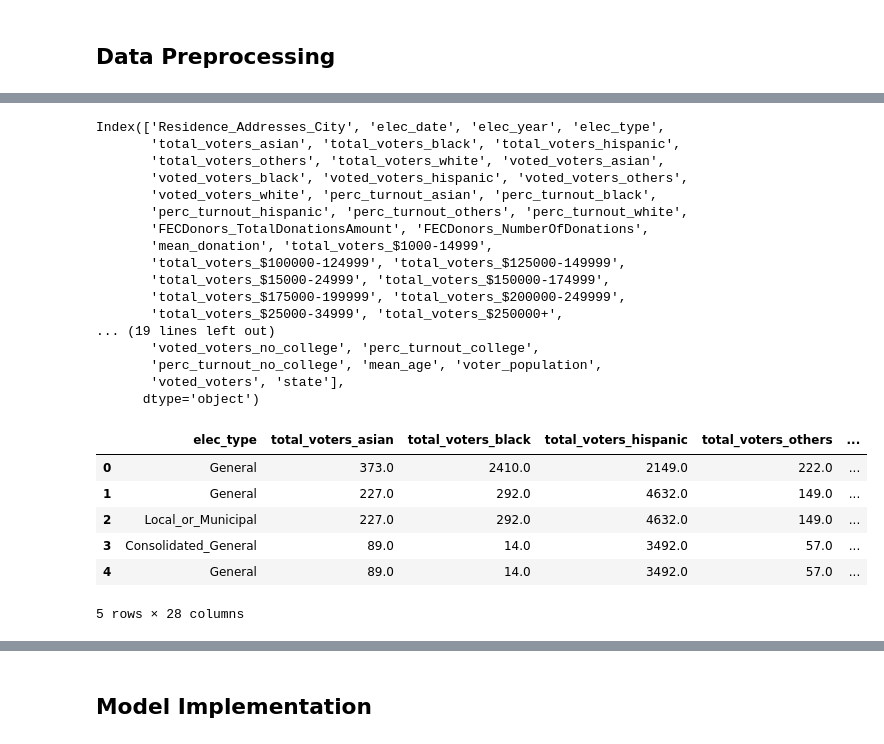
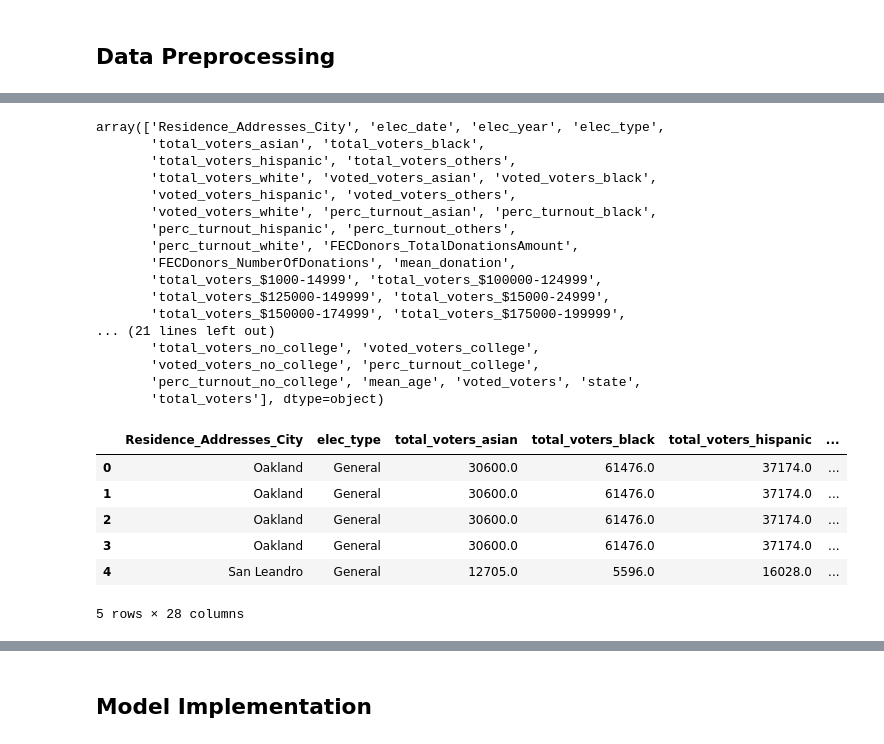
Before and after one commit to jnshzk/capstone, a Jupyter notebook: models.ipynb, the cells around one changed output, grey strips where cells are left out. Cells and saved outputs as stored; diff of their text form; code cells hidden in the pictures.

```diff
--- a/models.ipynb
+++ b/models.ipynb
@@ -10,6 +10,7 @@ from sklearn.ensemble import RandomForestRegressor
 # %% [markdown]
 ## Data Preprocessing
 # %%
-df = pd.read_csv('../Downloads/voter_turnout_merged_all_states.csv')
+df = pd.read_csv('../data/voter_turnout_merged_all_states.csv')
+print("shape: ",df.shape)
 df.head()
 # %% [output]
@@ -23,38 +65,36 @@ df.head()
 # %%
-df.columns
+df.columns.values
 # %% [output]
-Index(['Residence_Addresses_City', 'elec_date', 'elec_year', 'elec_type',
-       'total_voters_asian', 'total_voters_black', 'total_voters_hispanic',
-       'total_voters_others', 'total_voters_white', 'voted_voters_asian',
-       'voted_voters_black', 'voted_voters_hispanic', 'voted_voters_others',
+array(['Residence_Addresses_City', 'elec_date', 'elec_year', 'elec_type',
+       'total_voters_asian', 'total_voters_black',
+       'total_voters_hispanic', 'total_voters_others',
+       'total_voters_white', 'voted_voters_asian', 'voted_voters_black',
+       'voted_voters_hispanic', 'voted_voters_others',
        'voted_voters_white', 'perc_turnout_asian', 'perc_turnout_black',
-       'perc_turnout_hispanic', 'perc_turnout_others', 'perc_turnout_white',
-       'FECDonors_TotalDonationsAmount', 'FECDonors_NumberOfDonations',
-       'mean_donation', 'total_voters_$1000-14999',
-       'total_voters_$100000-124999', 'total_voters_$125000-149999',
-       'total_voters_$15000-24999', 'total_voters_$150000-174999',
-       'total_voters_$175000-199999', 'total_voters_$200000-249999',
-       'total_voters_$25000-34999', 'total_voters_$250000+',
-... (19 lines left out)
+       'perc_turnout_hispanic', 'perc_turnout_others',
+       'perc_turnout_white', 'FECDonors_TotalDonationsAmount',
+       'FECDonors_NumberOfDonations', 'mean_donation',
+       'total_voters_$1000-14999', 'total_voters_$100000-124999',
+       'total_voters_$125000-149999', 'total_voters_$15000-24999',
+       'total_voters_$150000-174999', 'total_voters_$175000-199999',
+... (21 lines left out)
+       'total_voters_no_college', 'voted_voters_college',
        'voted_voters_no_college', 'perc_turnout_college',
-       'perc_turnout_no_college', 'mean_age', 'voter_population',
-       'voted_voters', 'state'],
-      dtype='object')
+       'perc_turnout_no_college', 'mean_age', 'voted_voters', 'state',
+       'total_voters'], dtype=object)
 # %%
 #specify columns to use. Don't want to use data that already has turnout information
+# 'FECDonors_TotalDonationsAmount' can be removed since it can be computed using mean_donation and FECDonors_NumberOfDonations
 use_cols = ['Residence_Addresses_City', 'elec_type',
-       'total_voters_asian', 'total_voters_black', 'total_voters_hispanic',
-       'total_voters_others', 'total_voters_white',
-       'FECDonors_TotalDonationsAmount', 'FECDonors_NumberOfDonations',
-       'mean_donation', 'total_voters_$1000-14999',
-       'total_voters_$100000-124999', 'total_voters_$125000-149999',
-       'total_voters_$15000-24999', 'total_voters_$150000-174999',
-       'total_voters_$175000-199999', 'total_voters_$200000-249999',
-       'total_voters_$25000-34999', 'total_voters_$250000+',
-       'total_voters_$35000-49999', 'total_voters_$50000-74999',
-       'total_voters_$75000-99999',
-       'CommercialData_EstimatedHHIncomeAmount', 'total_voters_college',
-       'total_voters_no_college', 'mean_age', 'voter_population', 'rcv', 'turnout']
+            'total_voters_asian', 'total_voters_black', 'total_voters_hispanic',
+            'total_voters_others', 'total_voters_white',
+            'FECDonors_NumberOfDonations', 'mean_donation',
+            'total_voters_$1000-14999', 'total_voters_$100000-124999', 'total_voters_$125000-149999',
+            'total_voters_$15000-24999', 'total_voters_$150000-174999', 'total_voters_$175000-199999',
+            'total_voters_$200000-249999','total_voters_$25000-34999', 'total_voters_$250000+',
+            'total_voters_$35000-49999', 'total_voters_$50000-74999', 'total_voters_$75000-99999',
+            'CommercialData_EstimatedHHIncomeAmount', 'total_voters_college', 'total_voters_no_college',
+            'mean_age', 'total_voters', 'rcv', 'turnout']
 # %%
 #define RCV and non-rcv cities
 rcv_cities = ['Albany', 'Berkeley', 'Eureka', 'Oakland', 'Palm Desert', 'San Francisco', 'San Leandro',
@@ -73,23 +113,18 @@ def label_rcv(row):
 # %%
 #add rcv label
 df['rcv'] = df.apply(lambda row: label_rcv(row), axis=1)
 
 #add turnout column
-df['turnout'] = df['voted_voters'] / df['voter_population']
+df['turnout'] = df['voted_voters'] / df['total_voters']
 
 #filter to usable columns (i.e. columns that do not show turnout)
 df = df[use_cols]
-
-#group by city and election type
-df = df.groupby(['Residence_Addresses_City', 'elec_type'], as_index=False).mean()
-df.drop(columns=['Residence_Addresses_City'], inplace=True)
-
 df.head()
 # %% [output]
-|  | elec_type | total_voters_asian | total_voters_black | total_voters_hispanic | total_voters_others | ... |
-| 0 | General | 373.0 | 2410.0 | 2149.0 | 222.0 | ... |
-| 1 | General | 227.0 | 292.0 | 4632.0 | 149.0 | ... |
-| 2 | Local_or_Municipal | 227.0 | 292.0 | 4632.0 | 149.0 | ... |
-| 3 | Consolidated_General | 89.0 | 14.0 | 3492.0 | 57.0 | ... |
-| 4 | General | 89.0 | 14.0 | 3492.0 | 57.0 | ... |
+|  | Residence_Addresses_City | elec_type | total_voters_asian | total_voters_black | total_voters_hispanic | ... |
+| 0 | Oakland | General | 30600.0 | 61476.0 | 37174.0 | ... |
+| 1 | Oakland | General | 30600.0 | 61476.0 | 37174.0 | ... |
+| 2 | Oakland | General | 30600.0 | 61476.0 | 37174.0 | ... |
+| 3 | Oakland | General | 30600.0 | 61476.0 | 37174.0 | ... |
+| 4 | San Leandro | General | 12705.0 | 5596.0 | 16028.0 | ... |
 5 rows × 28 columns
```
Also changed, not shown: parts of 33 cells of this notebook.
